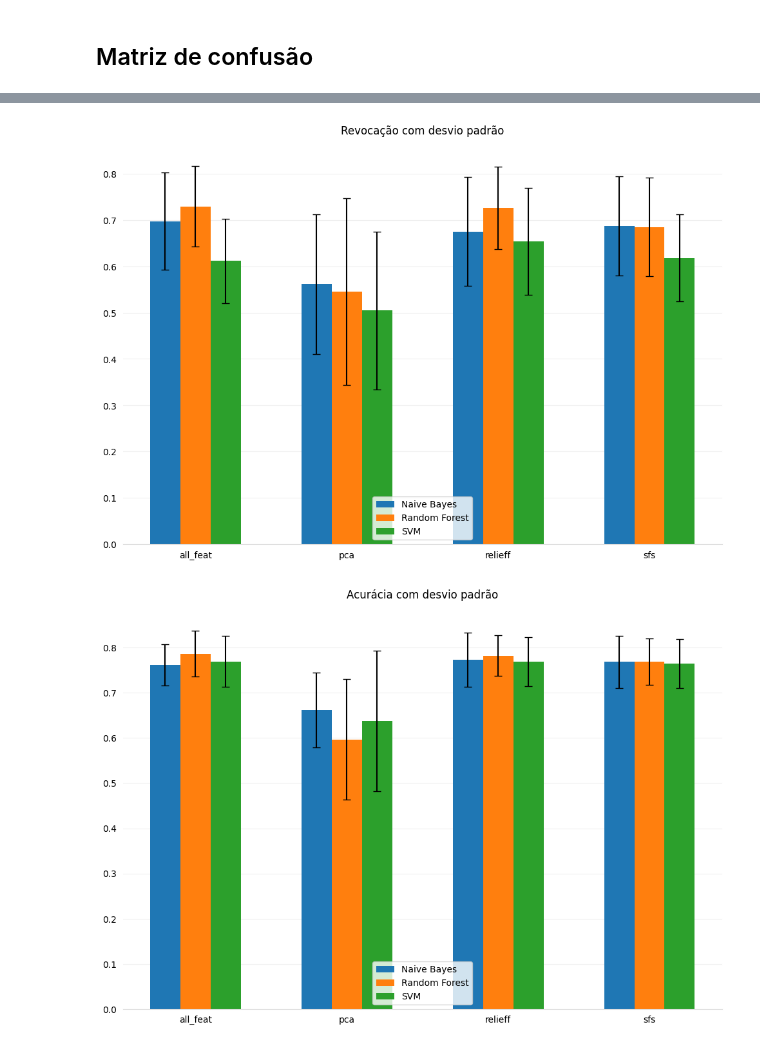
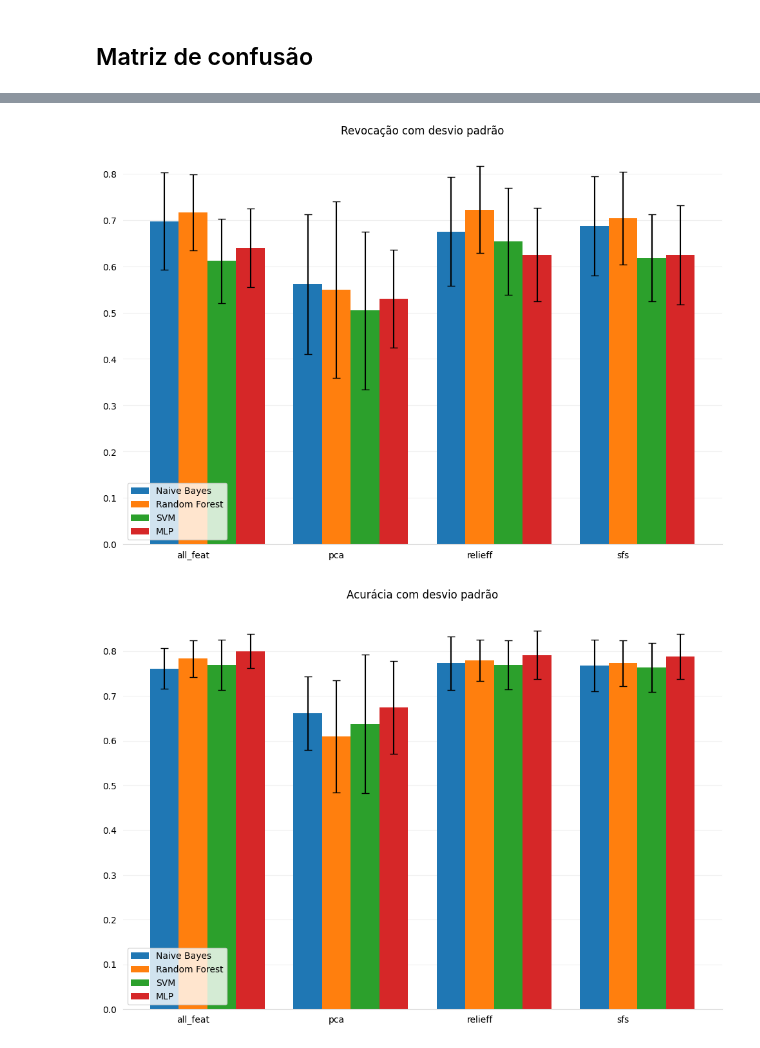
Before and after one commit to lievi/reconhecimento_padroes, a Jupyter notebook: titanic_analysis.ipynb, the cells around one changed output, grey strips where cells are left out. Cells and saved outputs as stored; diff of their text form; code cells hidden in the pictures.

```diff
--- a/titanic_analysis.ipynb
+++ b/titanic_analysis.ipynb
@@ -1227,6 +1434,15 @@ svm_bar = ax.bar(
     width=bar_width
 )
 
+mlp_bar = ax.bar(
+    x + bar_width * 3,
+    mlp_results_df.recall_mean,
+    yerr=mlp_results_df.recall_std,
+    capsize=4,
+    label='MLP',
+    width=bar_width
+)
+
 ax.legend()
 
 ax.set_xticks(x + bar_width)
@@ -1246,7 +1462,7 @@ ax.spines['bottom'].set_color('#DDDDDD')
 
 plt.show()
 # %% [output]
-[figure, old version]
+[figure, new version]
 # %%
 labels = results_df.precision_mean.keys()
 x = np.arange(len(labels))
@@ -1272,31 +1488,40 @@ rand_forest_bar = ax.bar(
 )
 
 svm_bar = ax.bar(
     x + bar_width * 2,
     svm_results_df.accuracy_mean,
     yerr=svm_results_df.accuracy_std,
     capsize=4,
     label='SVM',
     width=bar_width
 )
 
+mlp_bar = ax.bar(
+    x + bar_width * 3,
+    mlp_results_df.accuracy_mean,
+    yerr=mlp_results_df.accuracy_std,
+    capsize=4,
+    label='MLP',
+    width=bar_width
+)
+
 ax.legend()
 
 ax.set_xticks(x + bar_width)
 ax.set_xticklabels(labels)
 ax.set_title('Acurácia com desvio padrão', pad=15)
 
 ax.yaxis.grid(True, color='#EEEEEE')
 ax.xaxis.grid(False)
 ax.set_axisbelow(True)
 ax.tick_params(bottom=False, left=False)
 
 
 ax.spines['top'].set_visible(False)
 ax.spines['right'].set_visible(False)
 ax.spines['left'].set_visible(False)
 ax.spines['bottom'].set_color('#DDDDDD')
 
 plt.show()
 # %% [output]
-[figure, old version]
+[figure, new version]
```
Also changed, not shown: parts of 15 cells of this notebook.
